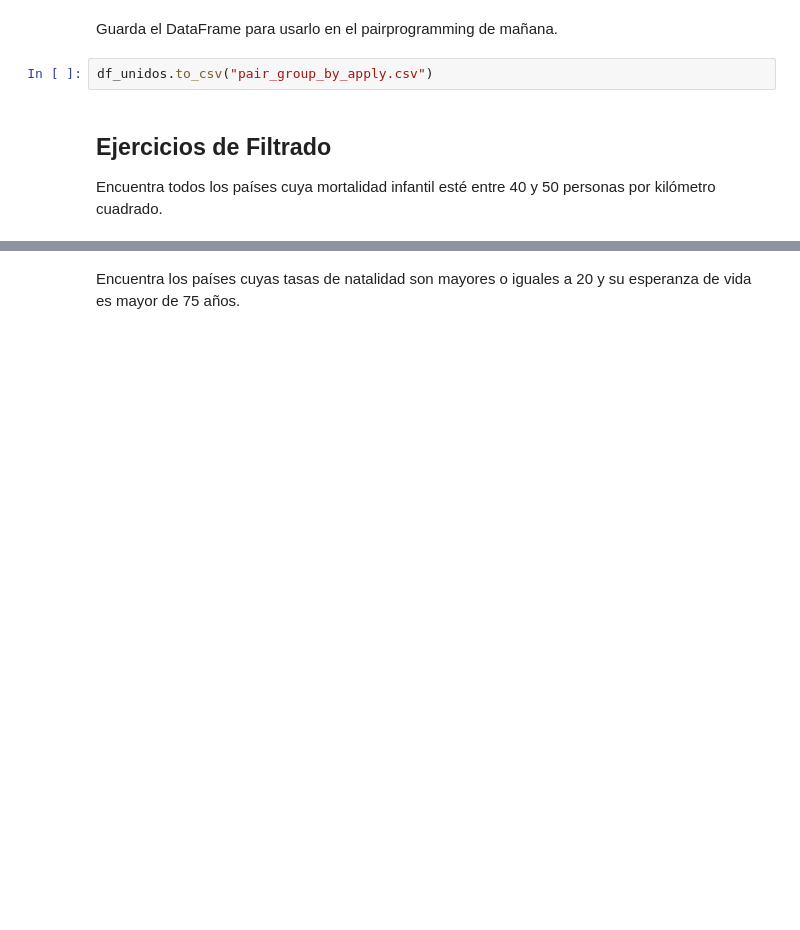
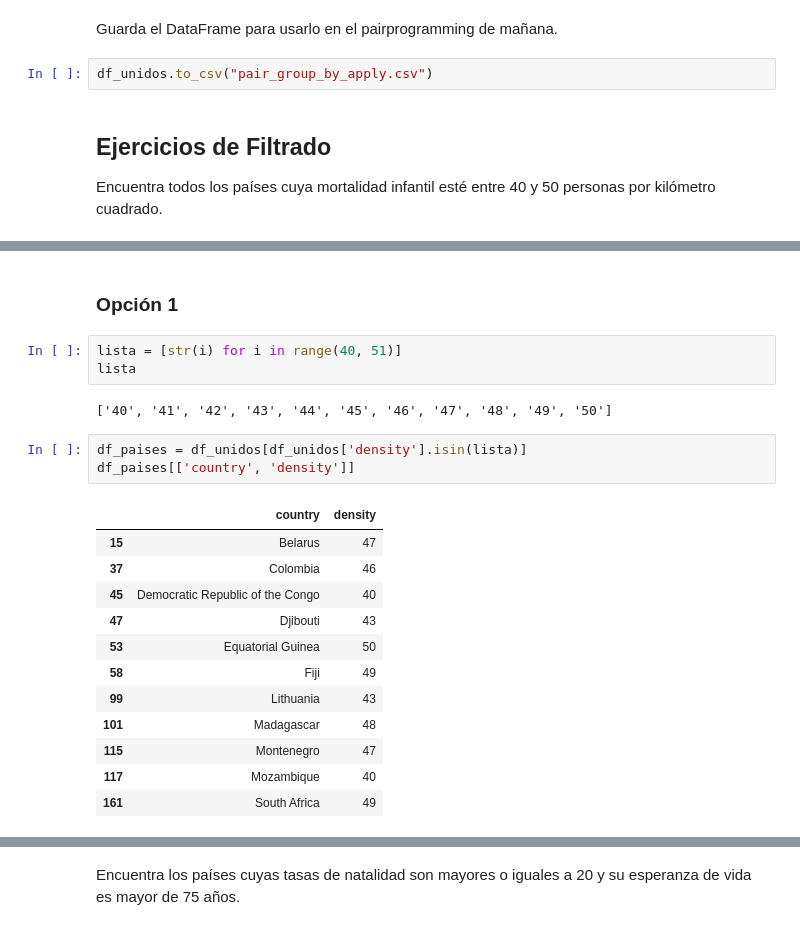
Before and after one commit to CarmenMoyano/promoI-modulo3-sprint1-pairprogramming-Ma-ra-Carmen, a Jupyter notebook: Leccion4-Union-Limpieza_Datos.ipynb, the cells around one changed output, grey strips where cells are left out. Saved outputs shown, nothing was run; the diff lists cells and outputs as text; blank space fills up the shorter version.

```diff
--- a/Leccion4-Union-Limpieza_Datos.ipynb
+++ b/Leccion4-Union-Limpieza_Datos.ipynb
@@ -258,0 +270,23 @@ Encuentra todos los países cuya mortalidad infantil esté entre 40 y 50 persona
+# %% [markdown]
+### Opción 1
+# %%
+lista = [str(i) for i in range(40, 51)]
+lista
+# %% [output]
+['40', '41', '42', '43', '44', '45', '46', '47', '48', '49', '50']
+# %%
+df_paises = df_unidos[df_unidos['density'].isin(lista)]
+df_paises[['country', 'density']]
+# %% [output]
+|  | country | density |
+| 15 | Belarus | 47 |
+| 37 | Colombia | 46 |
+| 45 | Democratic Republic of the Congo | 40 |
+| 47 | Djibouti | 43 |
+| 53 | Equatorial Guinea | 50 |
+| 58 | Fiji | 49 |
+| 99 | Lithuania | 43 |
+| 101 | Madagascar | 48 |
+| 115 | Montenegro | 47 |
+| 117 | Mozambique | 40 |
+| 161 | South Africa | 49 |
```
Also changed, not shown: parts of 11 cells of this notebook.
